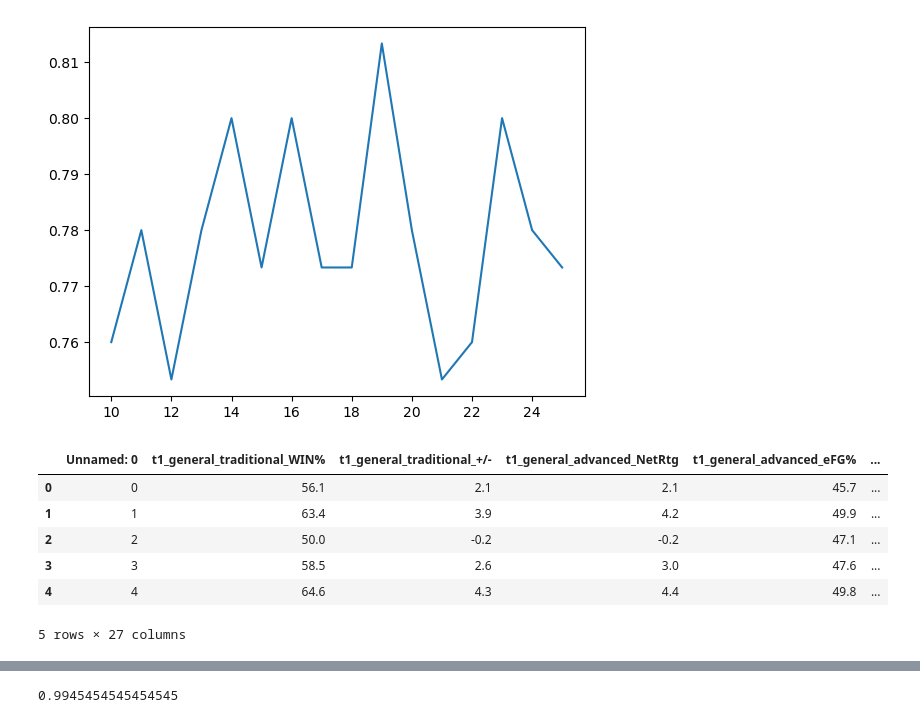
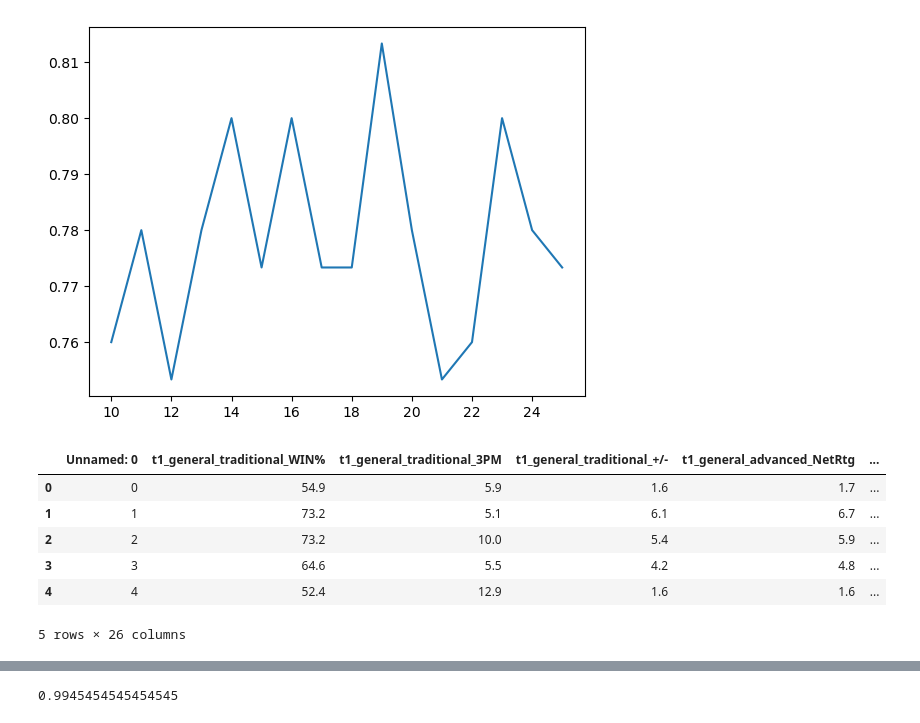
Before and after one commit to ijamil1/nba_playoff_predictions_22_23, a Jupyter notebook: Random_Forest_Classifier.ipynb, the cells around one changed output, grey strips where cells are left out. Drawn from its saved outputs; the diff is of its cells as text; code cells hidden in the pictures.

Commit message:
used RFC to classify; used the csv data files with the MI score selected features

```diff
--- a/Random_Forest_Classifier.ipynb
+++ b/Random_Forest_Classifier.ipynb
@@ -163,13 +165,16 @@ plt.plot(x_ax,y_ax)
 # %%
-#let's work with v6 (top 25 features by MI score)
-df = pd.read_csv('data/data_v6_k25.csv')
+
+x_train = pd.read_csv('data/x_train.csv')
+x_test = pd.read_csv('data/x_test.csv')
+y_train = pd.read_csv('data/y_train.csv')
+y_test = pd.read_csv('data/y_test.csv')
 # %%
-df.head()
+x_train.head()
 # %% [output]
-|  | Unnamed: 0 | t1_general_traditional_WIN% | t1_general_traditional_+/- | t1_general_advanced_NetRtg | t1_general_advanced_eFG% | ... |
-| 0 | 0 | 56.1 | 2.1 | 2.1 | 45.7 | ... |
-| 1 | 1 | 63.4 | 3.9 | 4.2 | 49.9 | ... |
-| 2 | 2 | 50.0 | -0.2 | -0.2 | 47.1 | ... |
-| 3 | 3 | 58.5 | 2.6 | 3.0 | 47.6 | ... |
-| 4 | 4 | 64.6 | 4.3 | 4.4 | 49.8 | ... |
+|  | Unnamed: 0 | t1_general_traditional_WIN% | t1_general_traditional_3PM | t1_general_traditional_+/- | t1_general_advanced_NetRtg | ... |
+| 0 | 0 | 54.9 | 5.9 | 1.6 | 1.7 | ... |
+| 1 | 1 | 73.2 | 5.1 | 6.1 | 6.7 | ... |
+| 2 | 2 | 73.2 | 10.0 | 5.4 | 5.9 | ... |
+| 3 | 3 | 64.6 | 5.5 | 4.2 | 4.8 | ... |
+| 4 | 4 | 52.4 | 12.9 | 1.6 | 1.6 | ... |
-5 rows × 27 columns
+5 rows × 26 columns
```
Also changed, not shown: parts of 7 cells of this notebook.
